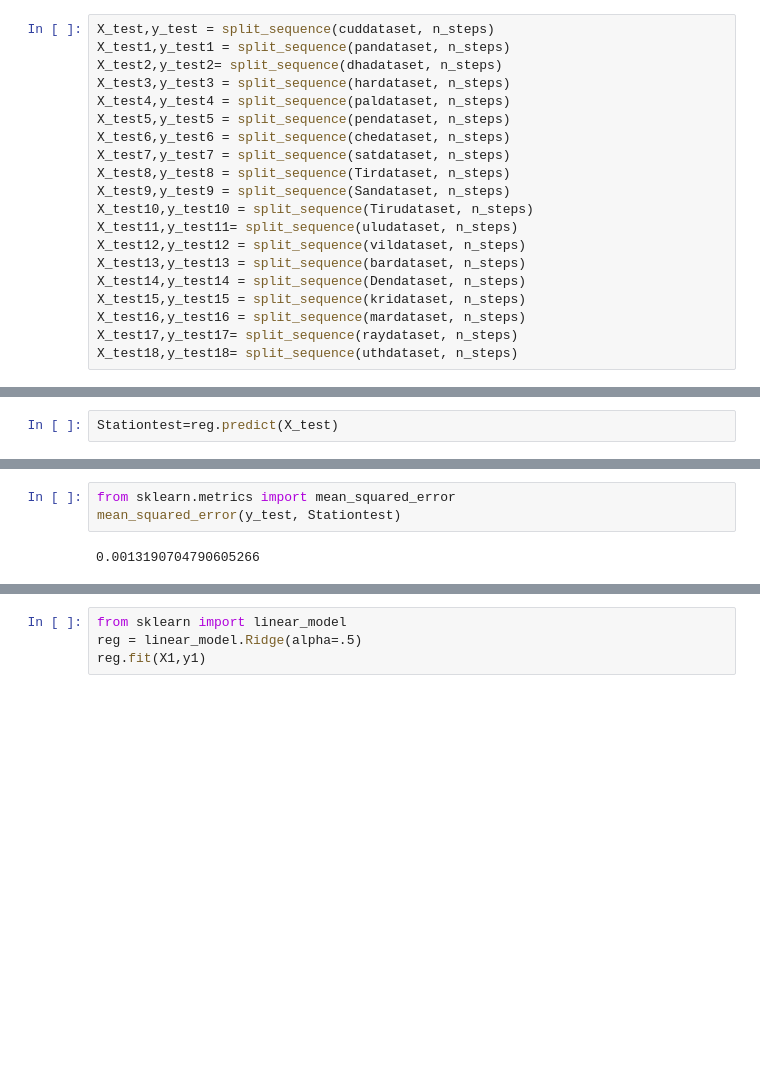
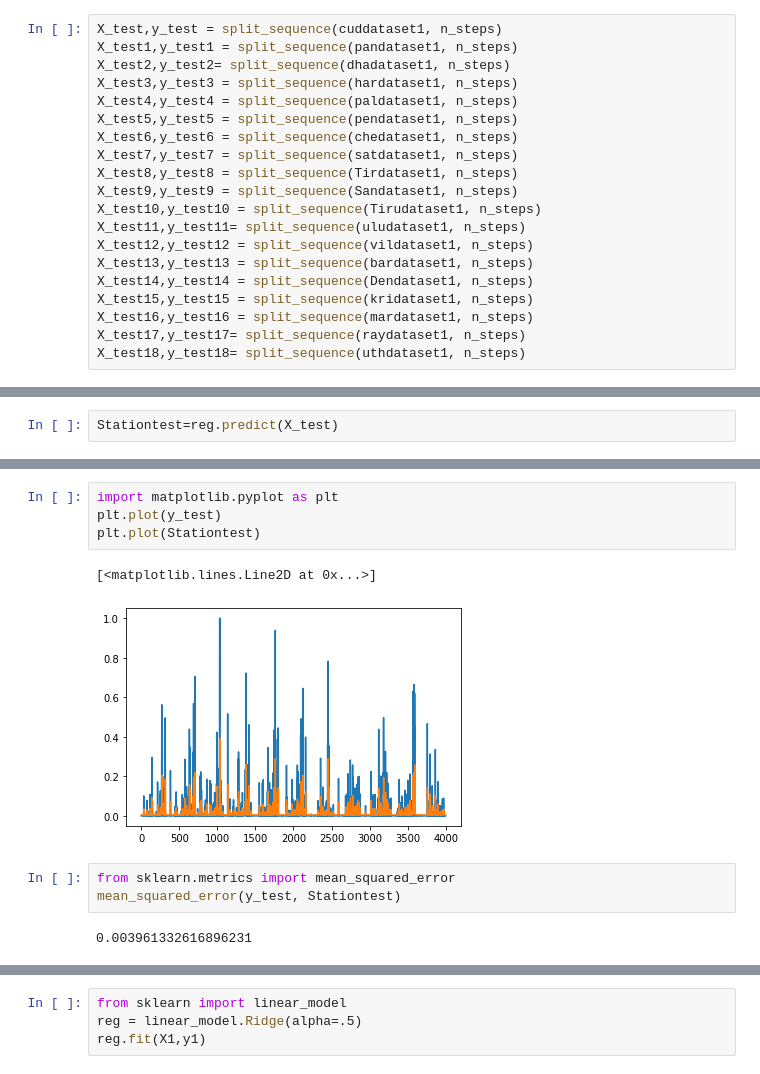
Before and after one commit to VishnuBhaarath/Rainfallpred, a Jupyter notebook: MLR3first7.ipynb, the cells around one changed output, grey strips where cells are left out. Cells and saved outputs as stored; diff of their text form; blank space fills up the shorter version.

```diff
--- a/MLR3first7.ipynb
+++ b/MLR3first7.ipynb
@@ -479,25 +470,25 @@ X16, y16 = split_sequence(mardataset, n_steps)
 X17, y17 = split_sequence(raydataset, n_steps)
 X18, y18 = split_sequence(uthdataset, n_steps)
 # %%
-X_test,y_test = split_sequence(cuddataset, n_steps)
-X_test1,y_test1 = split_sequence(pandataset, n_steps)
-X_test2,y_test2= split_sequence(dhadataset, n_steps)
-X_test3,y_test3 = split_sequence(hardataset, n_steps)
-X_test4,y_test4 = split_sequence(paldataset, n_steps)
-X_test5,y_test5 = split_sequence(pendataset, n_steps)
-X_test6,y_test6 = split_sequence(chedataset, n_steps)
-X_test7,y_test7 = split_sequence(satdataset, n_steps)
-X_test8,y_test8 = split_sequence(Tirdataset, n_steps)
-X_test9,y_test9 = split_sequence(Sandataset, n_steps)
-X_test10,y_test10 = split_sequence(Tirudataset, n_steps)
-X_test11,y_test11= split_sequence(uludataset, n_steps)
-X_test12,y_test12 = split_sequence(vildataset, n_steps)
-X_test13,y_test13 = split_sequence(bardataset, n_steps)
-X_test14,y_test14 = split_sequence(Dendataset, n_steps)
-X_test15,y_test15 = split_sequence(kridataset, n_steps)
-X_test16,y_test16 = split_sequence(mardataset, n_steps)
-X_test17,y_test17= split_sequence(raydataset, n_steps)
-X_test18,y_test18= split_sequence(uthdataset, n_steps)
+X_test,y_test = split_sequence(cuddataset1, n_steps)
+X_test1,y_test1 = split_sequence(pandataset1, n_steps)
+X_test2,y_test2= split_sequence(dhadataset1, n_steps)
+X_test3,y_test3 = split_sequence(hardataset1, n_steps)
+X_test4,y_test4 = split_sequence(paldataset1, n_steps)
+X_test5,y_test5 = split_sequence(pendataset1, n_steps)
+X_test6,y_test6 = split_sequence(chedataset1, n_steps)
+X_test7,y_test7 = split_sequence(satdataset1, n_steps)
+X_test8,y_test8 = split_sequence(Tirdataset1, n_steps)
+X_test9,y_test9 = split_sequence(Sandataset1, n_steps)
+X_test10,y_test10 = split_sequence(Tirudataset1, n_steps)
+X_test11,y_test11= split_sequence(uludataset1, n_steps)
+X_test12,y_test12 = split_sequence(vildataset1, n_steps)
+X_test13,y_test13 = split_sequence(bardataset1, n_steps)
+X_test14,y_test14 = split_sequence(Dendataset1, n_steps)
+X_test15,y_test15 = split_sequence(kridataset1, n_steps)
+X_test16,y_test16 = split_sequence(mardataset1, n_steps)
+X_test17,y_test17= split_sequence(raydataset1, n_steps)
+X_test18,y_test18= split_sequence(uthdataset1, n_steps)
 # %%
 X.shape
 # %% [output]
@@ -524,8 +536,15 @@ Stationtest=reg.predict(X_test)
+# %%
+import matplotlib.pyplot as plt
+plt.plot(y_test)
+plt.plot(Stationtest)
+# %% [output]
+[<matplotlib.lines.Line2D at 0x...>]
+[figure, added]
 # %%
 from sklearn.metrics import mean_squared_error
 mean_squared_error(y_test, Stationtest)
 # %% [output]
-0.0013190704790605266
+0.003961332616896231
 # %%
 mean_squared_error(y, Station)
 # %% [output]
```
Also changed, not shown: parts of 81 cells of this notebook.
